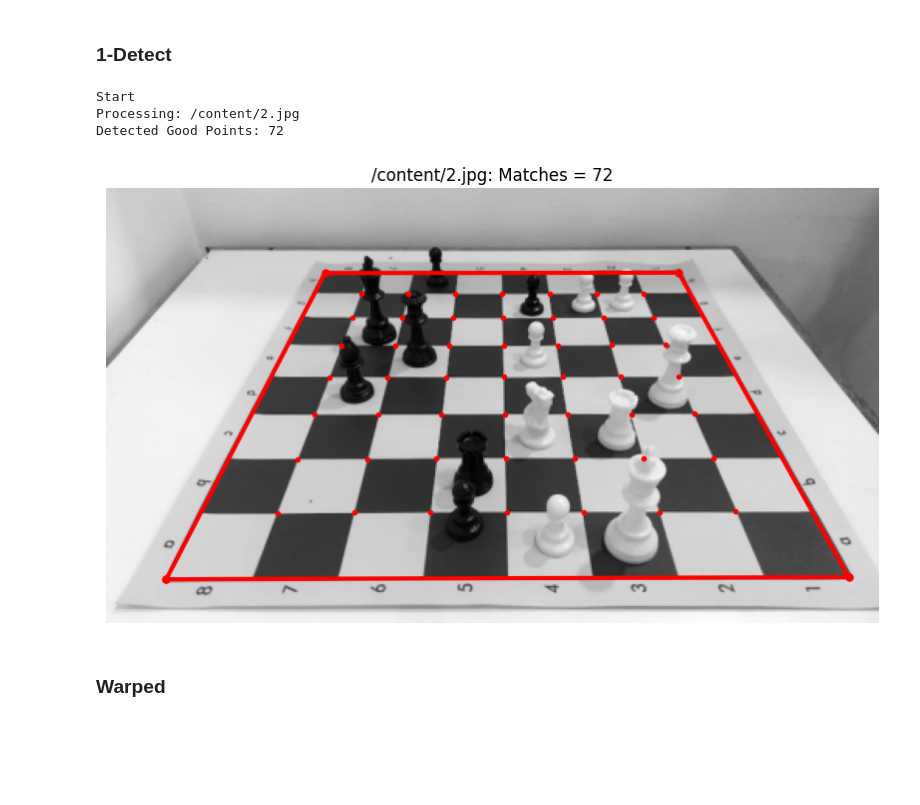
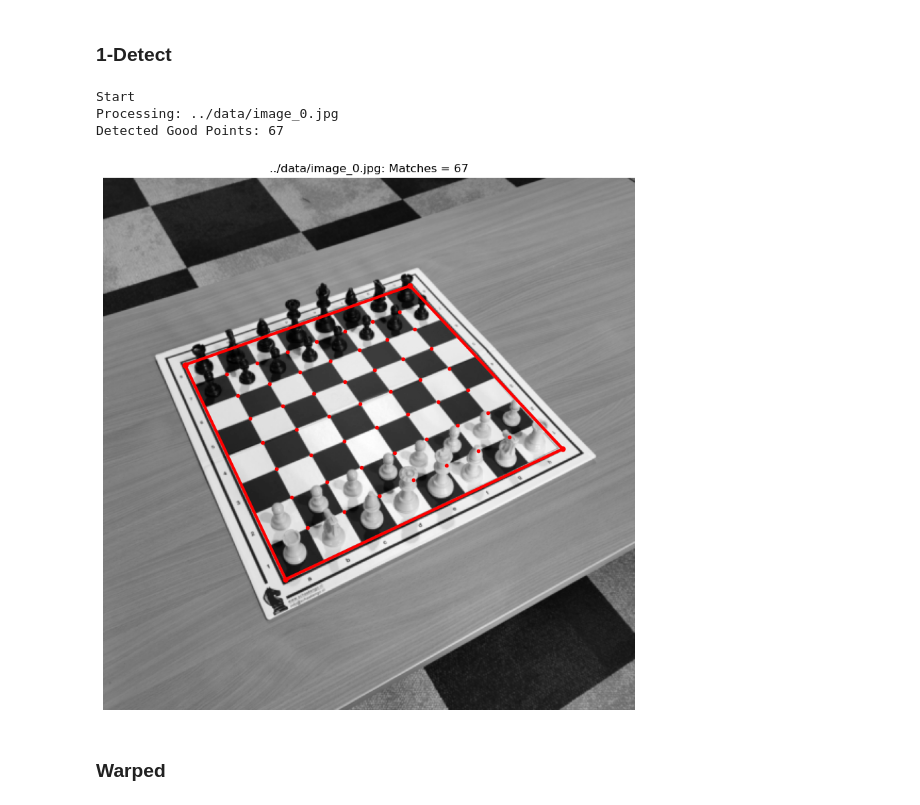
Before and after one commit to MostafaBelo/thesis_chess_lens, a Jupyter notebook: BoardDetector Lattice Points/BoardDetection2.ipynb, the cells around one changed output. Saved outputs shown, nothing was run; the diff lists cells and outputs as text; code cells hidden in the pictures; blank space fills up the shorter version.

```diff
--- a/BoardDetector Lattice Points/BoardDetection2.ipynb
+++ b/BoardDetector Lattice Points/BoardDetection2.ipynb
@@ -233,7 +233,7 @@ def findGoodPoints(grid, spts, max_px_dist=5):
     new_grid = grid.copy()
     chosen_spts = set()
     N = len(new_grid)
-    grid_good = np.zeros(N,dtype=np.bool)
+    grid_good = np.zeros(N,dtype=bool)
     hash_pt = lambda pt: "%d_%d" % (pt[0], pt[1])
 
     for pt_i in range(N):
@@ -430,7 +430,8 @@ def processSingle(filename='/content/2.jpg'):
 # %%
 
 def main():
-    filename = "/content/2.jpg"  # Path to your single image
+    # filename = "/content/2.jpg"  # Path to your single image
+    filename = "../data/image_0.jpg"  # Path to your single image
 
     print(f"Processing: {filename}")
 
@@ -441,36 +442,36 @@ def main():
 
     if M is not None:
         M, _ = generateNewBestFit((ideal_grid+8)*32, grid_next, grid_good)  # Optimize grid alignment
         img_warp = cv2.warpPerspective(img, M, (17*32, 17*32), flags=cv2.WARP_INVERSE_MAP)  # Warp image
 
         best_lines_x, best_lines_y = getBestLines(img_warp)  # Get chessboard lines
         xy_unwarp = getUnwarpedPoints(best_lines_x, best_lines_y, M)  # Unwarp points
         board_outline_unwarp = getBoardOutline(best_lines_x, best_lines_y, M)  # Get outline
 
         plt.imshow(img, cmap='gray')  # Show original image
         plt.plot(xy_unwarp[:, 0], xy_unwarp[:, 1], 'r.')  # Plot detected points
         plt.plot(board_outline_unwarp[:, 0], board_outline_unwarp[:, 1], 'ro-', markersize=5, linewidth=3)  # Outline
         plt.title(f"{filename}: Matches = {np.sum(grid_good)}")
         plt.axis('off')
         print(f"Detected Good Points: {np.sum(grid_good)}")
 
     else:
         plt.imshow(img, cmap='gray')
         plt.title(f"{filename}: Chessboard Not Found")
         plt.axis('off')
         print("Chessboard detection failed.")
 
     plt.savefig('result.png', bbox_inches='tight')
     plt.show()
 
 if __name__ == '__main__':
     print("Start")
     main()
 # %% [output]
 Start
-Processing: /content/2.jpg
-Detected Good Points: 72
+Processing: ../data/image_0.jpg
+Detected Good Points: 67
-[figure, old version]
+[figure, new version]
 # %% [markdown]
 ### Warped
 # %%
```
Also changed, not shown: parts of 1 cell of this notebook, 5 other files.
